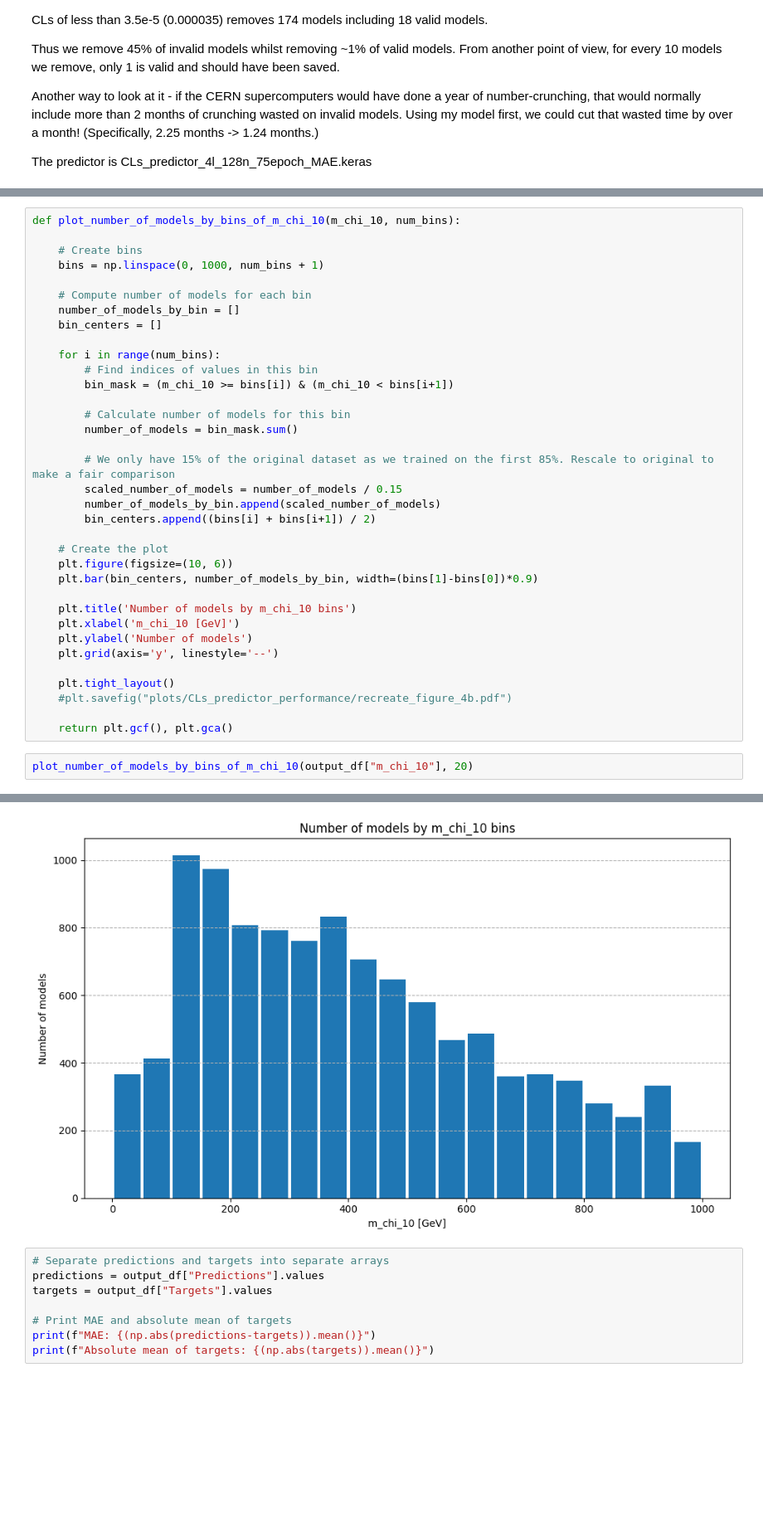
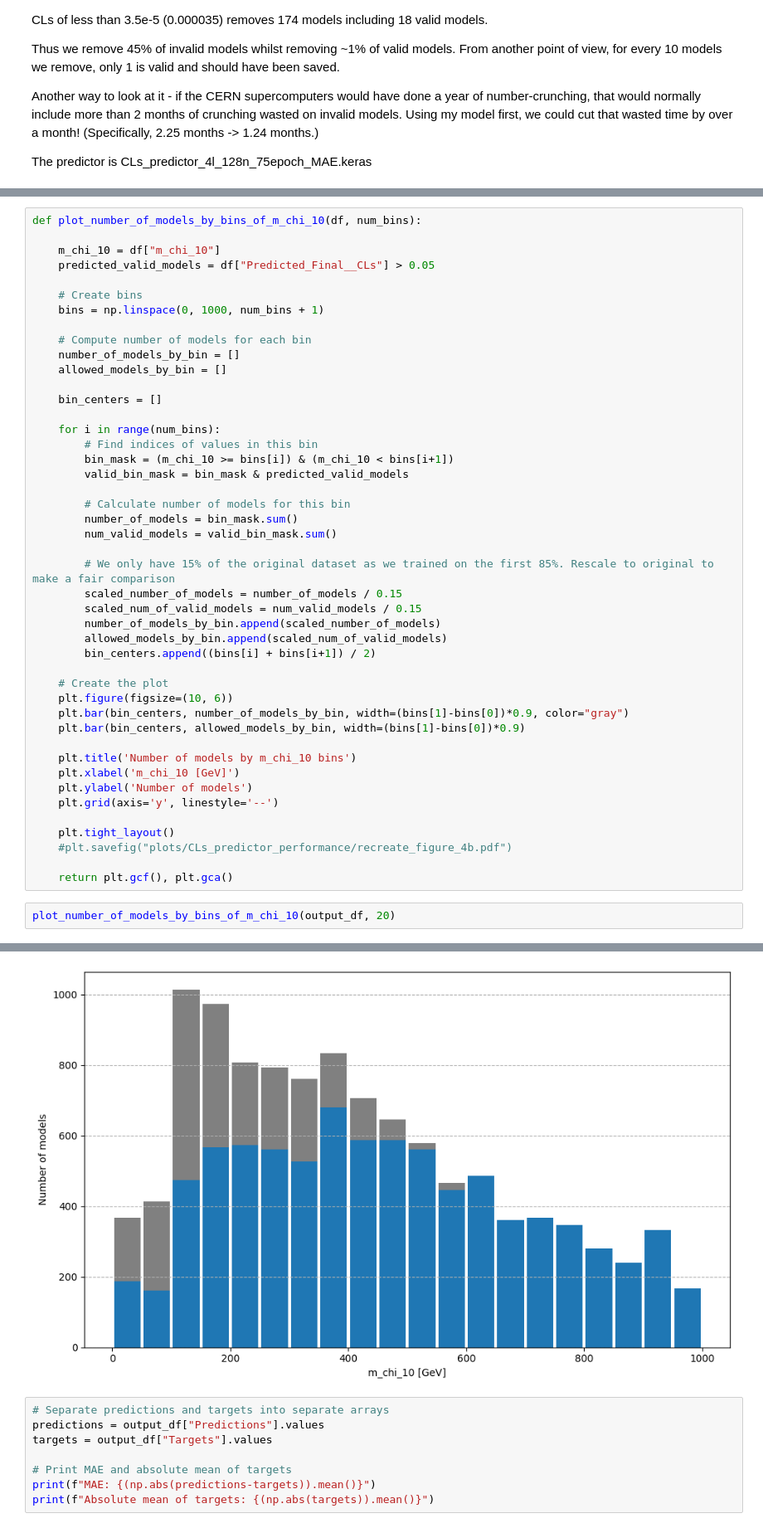
Before and after one commit to benvlasto/MPhys-Project, a Jupyter notebook: exploring_CLs_model_output.ipynb, the cells around one changed output, grey strips where cells are left out. Shown at 83% size. Drawn from its saved outputs; the diff is of its cells as text; blank space fills up the shorter version.

Commit message:
Created most of figure 4b including total models, and those models rejected by predicted Final__CLs

```diff
--- a/exploring_CLs_model_output.ipynb
+++ b/exploring_CLs_model_output.ipynb
@@ -20,28 +29,38 @@ output_df = pd.read_csv("csv-files/CLs_predictions/4l_128n_75e_0.005lr_MAE_with_
 # %%
-def plot_number_of_models_by_bins_of_m_chi_10(m_chi_10, num_bins):
+def plot_number_of_models_by_bins_of_m_chi_10(df, num_bins):
+
+    m_chi_10 = df["m_chi_10"]
+    predicted_valid_models = df["Predicted_Final__CLs"] > 0.05
 
     # Create bins
     bins = np.linspace(0, 1000, num_bins + 1)
 
     # Compute number of models for each bin
     number_of_models_by_bin = []
+    allowed_models_by_bin = []
+
     bin_centers = []
 
     for i in range(num_bins):
         # Find indices of values in this bin
         bin_mask = (m_chi_10 >= bins[i]) & (m_chi_10 < bins[i+1])
+        valid_bin_mask = bin_mask & predicted_valid_models
 
         # Calculate number of models for this bin
         number_of_models = bin_mask.sum()
+        num_valid_models = valid_bin_mask.sum()
 
         # We only have 15% of the original dataset as we trained on the first 85%. Rescale to original to make a fair comparison
         scaled_number_of_models = number_of_models / 0.15
+        scaled_num_of_valid_models = num_valid_models / 0.15
         number_of_models_by_bin.append(scaled_number_of_models)
+        allowed_models_by_bin.append(scaled_num_of_valid_models)
         bin_centers.append((bins[i] + bins[i+1]) / 2)
 
     # Create the plot
     plt.figure(figsize=(10, 6))
-    plt.bar(bin_centers, number_of_models_by_bin, width=(bins[1]-bins[0])*0.9)
+    plt.bar(bin_centers, number_of_models_by_bin, width=(bins[1]-bins[0])*0.9, color="gray")
+    plt.bar(bin_centers, allowed_models_by_bin, width=(bins[1]-bins[0])*0.9)
 
     plt.title('Number of models by m_chi_10 bins')
     plt.xlabel('m_chi_10 [GeV]')
@@ -53,6 +72,6 @@ def plot_number_of_models_by_bins_of_m_chi_10(m_chi_10, num_bins):
 
     return plt.gcf(), plt.gca()
 # %%
-plot_number_of_models_by_bins_of_m_chi_10(output_df["m_chi_10"], 20)
+plot_number_of_models_by_bins_of_m_chi_10(output_df, 20)
 # %% [output]
 (<Figure size 1000x600 with 1 Axes>,
@@ -60,4 +79,4 @@ plot_number_of_models_by_bins_of_m_chi_10(output_df["m_chi_10"], 20)
-[figure, old version]
+[figure, new version]
 # %%
 # Separate predictions and targets into separate arrays
 predictions = output_df["Predictions"].values
```
Also changed, not shown: parts of 2 cells of this notebook, 2 other files.
